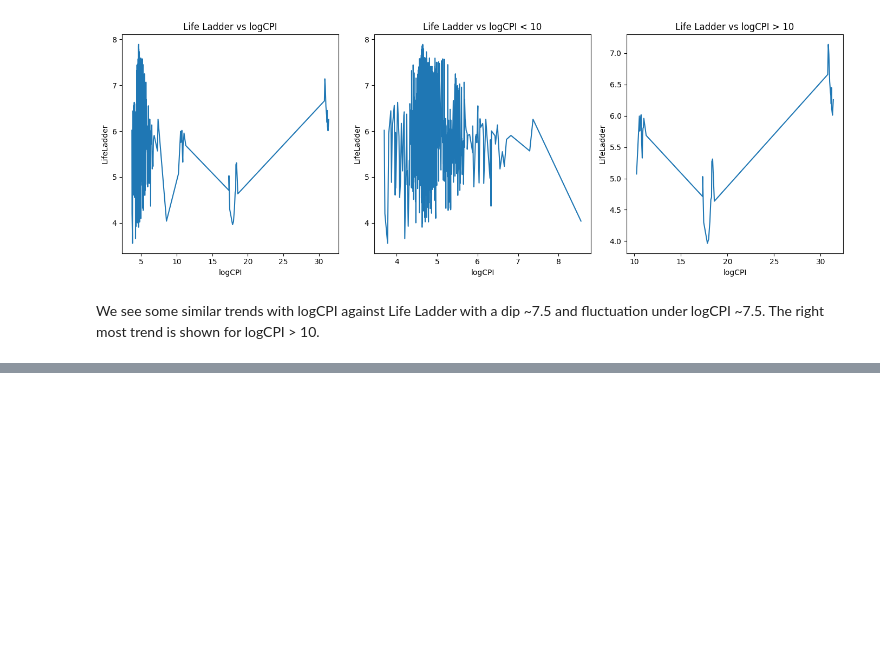
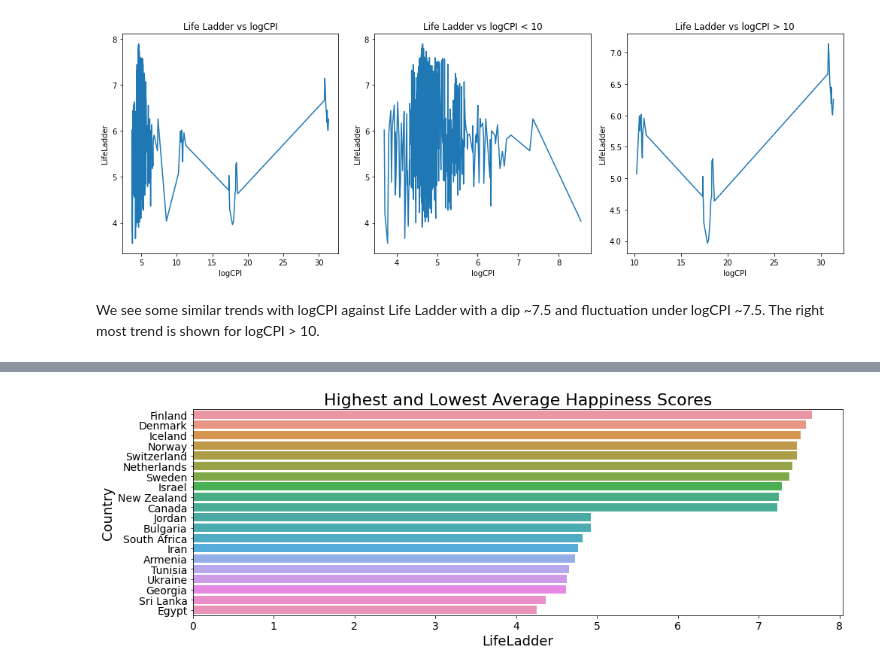
Before and after one commit to cskang3627/happiness, a Jupyter notebook: EDACheckpointGroup_Sp23_The_Group.ipynb, the cells around one changed output, grey strips where cells are left out. Drawn from its saved outputs; the diff is of its cells as text; code cells hidden in the pictures; blank space fills up the shorter version.

```diff
--- a/EDACheckpointGroup_Sp23_The_Group.ipynb
+++ b/EDACheckpointGroup_Sp23_The_Group.ipynb
@@ -390,0 +429,6 @@ We see some similar trends with logCPI against Life Ladder with a dip ~7.5 and f
+# %%
+data_span = data.groupby('Country', as_index=False)['LifeLadder', 'PositiveAffect', 'NegativeAffect',
+                        'GDP', 'Investment', 'Savings', 'CPI', 'VIGS', 'VIG',
+                        'VEGS', 'VEG', 'Population', 'Revenue', 'Expenditure',
+                        'Debt', 'Balance', 'Unemployment', 'logCPI', 'GDP per Capita'].mean()
+data_span
@@ -390,0 +451,5 @@ We see some similar trends with logCPI against Life Ladder with a dip ~7.5 and f
+# %%
+# Sort average data by happiness rank
+data_span_ranked = data_span.sort_values(by=['LifeLadder'], ascending=False)
+data_span_ranked = pd.concat([data_span_ranked.head(10), data_span_ranked.tail(10)])
+data_span_ranked
@@ -390,0 +524,8 @@ We see some similar trends with logCPI against Life Ladder with a dip ~7.5 and f
+# %%
+sns.barplot(x='LifeLadder', y='Country', data=data_span_ranked)
+plt.xlabel('LifeLadder', fontsize=18);
+plt.ylabel('Country', fontsize=18);
+plt.title('Highest and Lowest Average Happiness Scores', fontsize=22)
+plt.tick_params(axis='both', which='major', labelsize=14)
+# %% [output]
+[figure, added]
```
Also changed, not shown: parts of 50 cells of this notebook.
